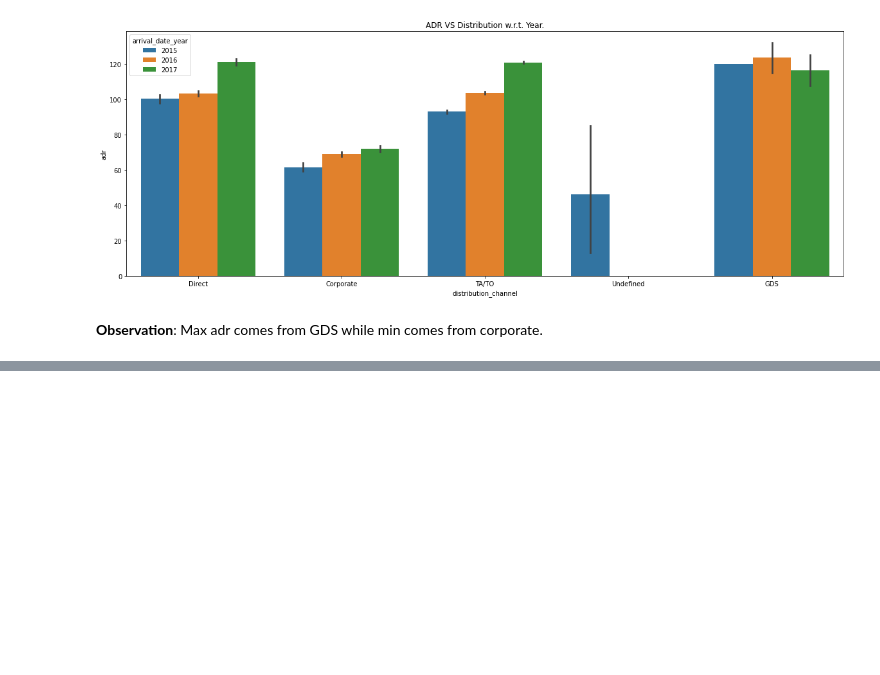
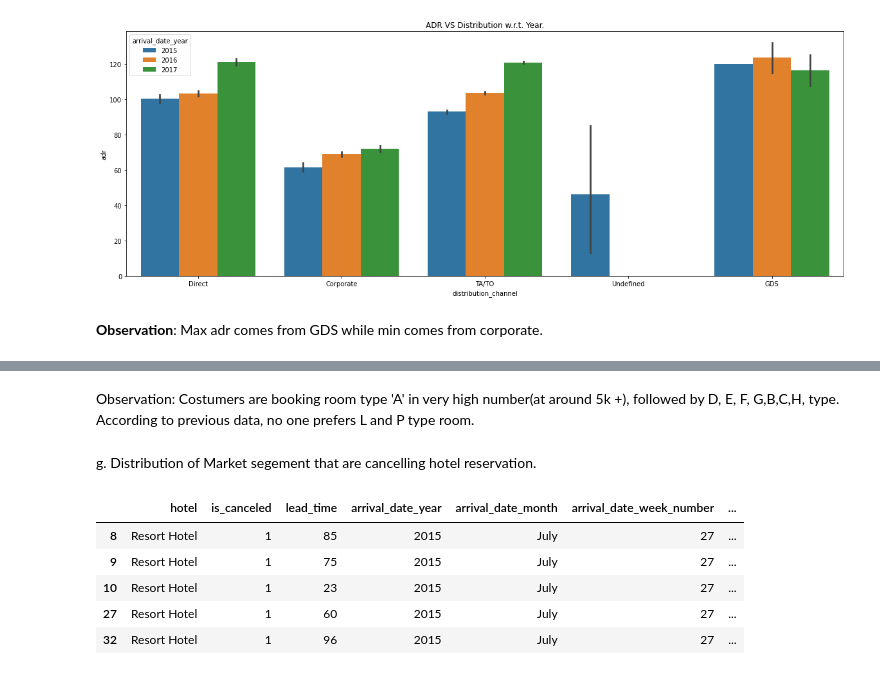
Before and after one commit to akashsinghsharma/almabetter-pythonEDA-project, a Jupyter notebook: Hotel_Booking_Analysis.ipynb, the cells around one changed output, grey strips where cells are left out. Cells and saved outputs as stored; diff of their text form; code cells hidden in the pictures; blank space fills up the shorter version.

```diff
--- a/Hotel_Booking_Analysis.ipynb
+++ b/Hotel_Booking_Analysis.ipynb
@@ -280,0 +324,14 @@ sns.barplot(data = hotel_data_copy , x = 'distribution_channel' , y = 'adr' , hu
+# %% [markdown]
+Observation: Costumers are booking room type 'A' in very high number(at around 5k +), followed by D, E, F, G,B,C,H, type. According to previous data, no one prefers L and P type room.
+# %% [markdown]
+g. Distribution of Market segement that are cancelling hotel reservation.
+# %%
+Cancelled_df = hotel_data_copy[hotel_data_copy['is_canceled'] == 1] #Making a df where cancellation is done.
+Cancelled_df.head()
+# %% [output]
+|  | hotel | is_canceled | lead_time | arrival_date_year | arrival_date_month | arrival_date_week_number | ... |
+| 8 | Resort Hotel | 1 | 85 | 2015 | July | 27 | ... |
+| 9 | Resort Hotel | 1 | 75 | 2015 | July | 27 | ... |
+| 10 | Resort Hotel | 1 | 23 | 2015 | July | 27 | ... |
+| 27 | Resort Hotel | 1 | 60 | 2015 | July | 27 | ... |
+| 32 | Resort Hotel | 1 | 96 | 2015 | July | 27 | ... |
```
Also changed, not shown: parts of 9 cells of this notebook.
